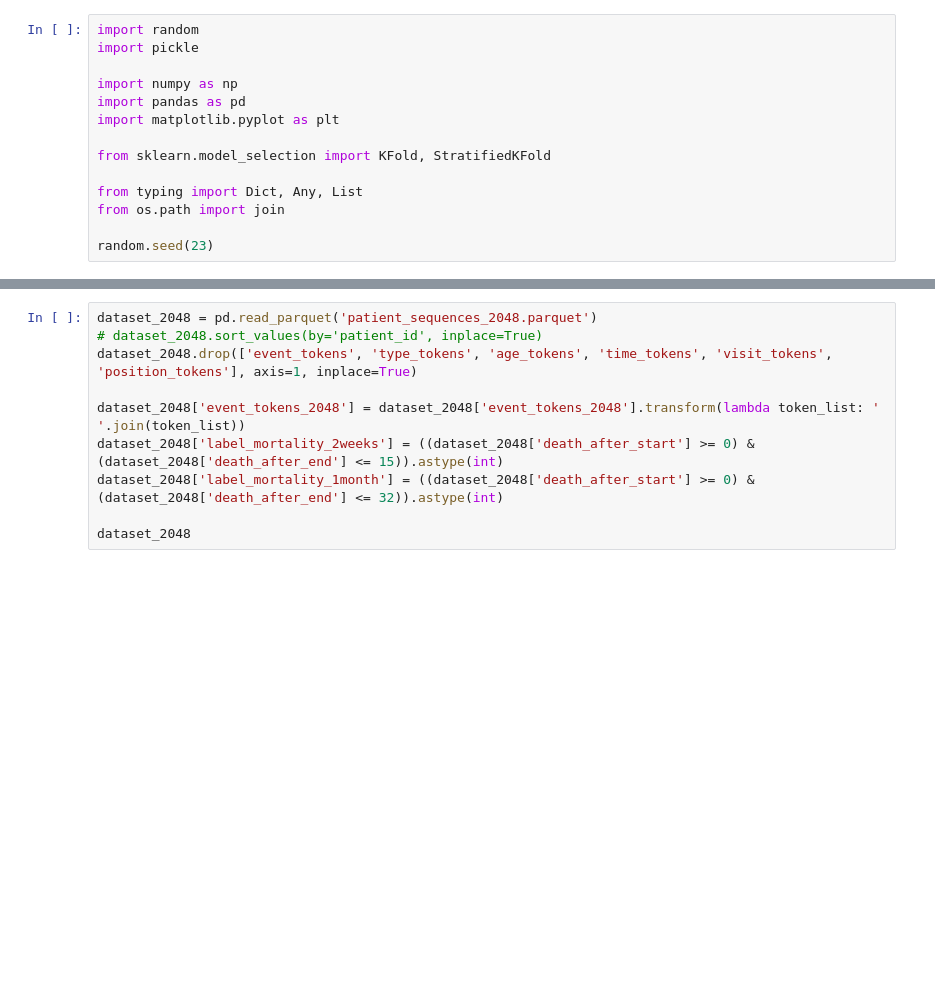
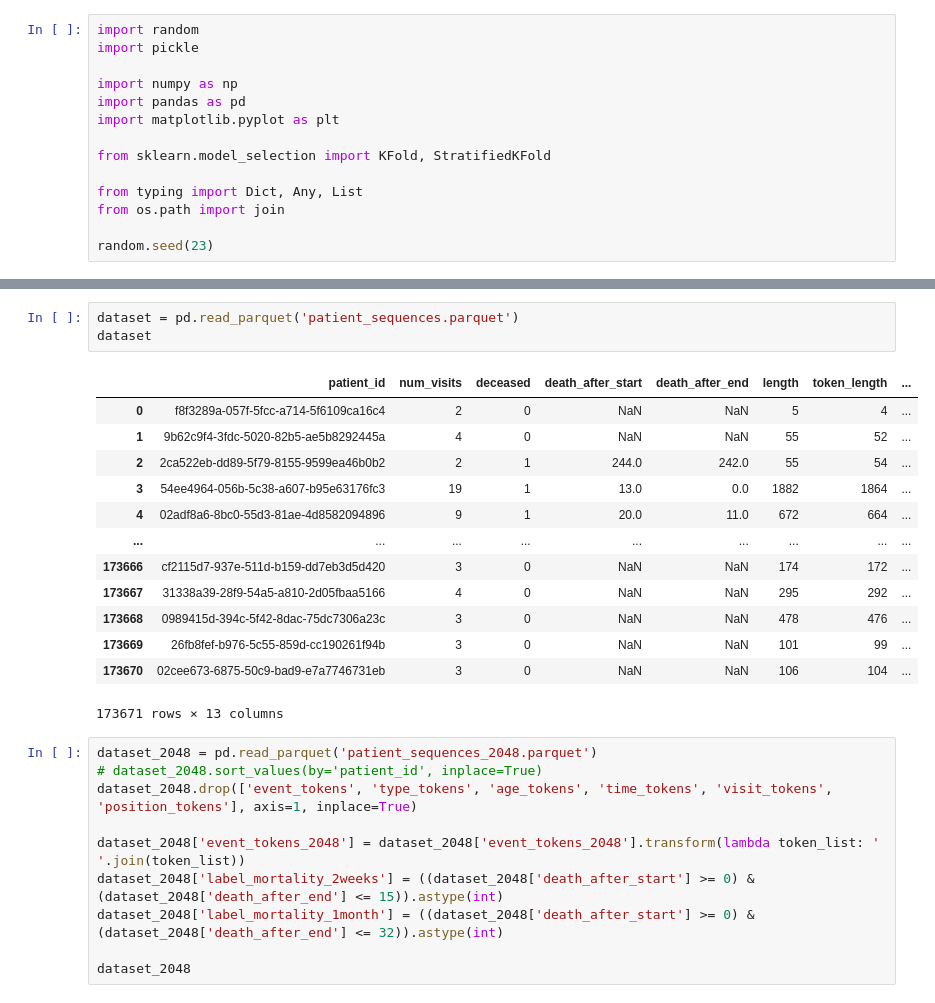
Before and after one commit to VectorInstitute/odyssey, a Jupyter notebook: data/bigbird_data/DataChecker.ipynb, the cells around one changed output, grey strips where cells are left out. Cells and saved outputs as stored; diff of their text form; blank space fills up the shorter version.

```diff
--- a/data/bigbird_data/DataChecker.ipynb
+++ b/data/bigbird_data/DataChecker.ipynb
@@ -30,3 +15,20 @@ True
+# %%
+dataset = pd.read_parquet('patient_sequences.parquet')
+dataset
+# %% [output]
+|  | patient_id | num_visits | deceased | death_after_start | death_after_end | length | token_length | ... |
+| 0 | f8f3289a-057f-5fcc-a714-5f6109ca16c4 | 2 | 0 | NaN | NaN | 5 | 4 | ... |
+| 1 | 9b62c9f4-3fdc-5020-82b5-ae5b8292445a | 4 | 0 | NaN | NaN | 55 | 52 | ... |
+| 2 | 2ca522eb-dd89-5f79-8155-9599ea46b0b2 | 2 | 1 | 244.0 | 242.0 | 55 | 54 | ... |
+| 3 | 54ee4964-056b-5c38-a607-b95e63176fc3 | 19 | 1 | 13.0 | 0.0 | 1882 | 1864 | ... |
+| 4 | 02adf8a6-8bc0-55d3-81ae-4d8582094896 | 9 | 1 | 20.0 | 11.0 | 672 | 664 | ... |
+| ... | ... | ... | ... | ... | ... | ... | ... | ... |
+| 173666 | cf2115d7-937e-511d-b159-dd7eb3d5d420 | 3 | 0 | NaN | NaN | 174 | 172 | ... |
+| 173667 | 31338a39-28f9-54a5-a810-2d05fbaa5166 | 4 | 0 | NaN | NaN | 295 | 292 | ... |
+| 173668 | 0989415d-394c-5f42-8dac-75dc7306a23c | 3 | 0 | NaN | NaN | 478 | 476 | ... |
+| 173669 | 26fb8fef-b976-5c55-859d-cc190261f94b | 3 | 0 | NaN | NaN | 101 | 99 | ... |
+| 173670 | 02cee673-6875-50c9-bad9-e7a7746731eb | 3 | 0 | NaN | NaN | 106 | 104 | ... |
+173671 rows × 13 columns
 # %%
 dataset_2048 = pd.read_parquet('patient_sequences_2048.parquet')
 # dataset_2048.sort_values(by='patient_id', inplace=True)
```
Also changed, not shown: parts of 4 cells of this notebook, 3 other files.
